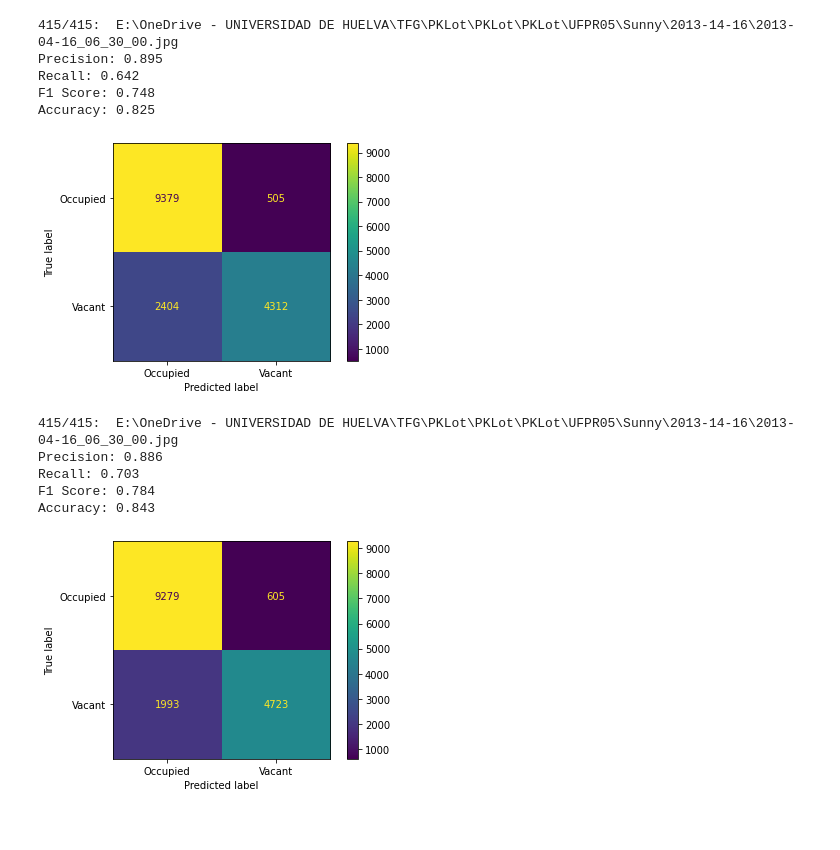
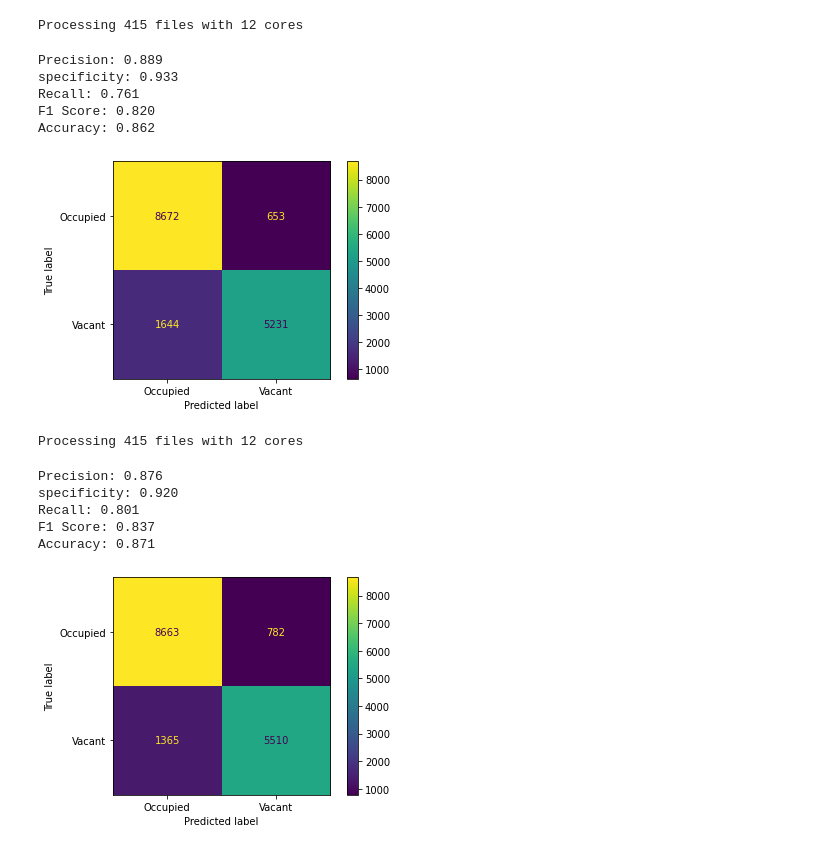
Before and after one commit to VisionPark/VisionParkDetect, a Jupyter notebook: gaussianBlurKernelSize.ipynb, the cells around one changed output. Cells and saved outputs as stored; diff of their text form; code cells hidden in the pictures.

```diff
--- a/gaussianBlurKernelSize.ipynb
+++ b/gaussianBlurKernelSize.ipynb
@@ -9,23 +9,28 @@ files = glob.glob(path+ '/**/*.jpg', recursive=True)            # Get all images
 selected_files = random.choices(files, k=int(len(files)/10))    # Select n random images from dataset
 # %%
 #WITHOUT GAUSSIAN_BLUR
-params = DetectionParams(None, 0, cv.ADAPTIVE_THRESH_GAUSSIAN_C, 33, 9, 3, 20) # UPR05
-detect_batch(selected_files, params,k=0.2, showImshow=False, setup=False)
+# params = DetectionParams(None, 0, cv.ADAPTIVE_THRESH_GAUSSIAN_C, 33, 9, 3, 20) # UPR05
+params =  DetectionParams(None, 0, cv.ADAPTIVE_THRESH_GAUSSIAN_C, 33, 9, 3, 20,vacant_threshold=0.24)
+confusion_matrix, real, predicted = process_batch(selected_files, params)
+precision, specificity, recall, f1, accuracy = show_confusion_matrix(confusion_matrix, real, predicted)
 # %% [output]
-415/415:  E:\OneDrive - UNIVERSIDAD DE HUELVA\TFG\PKLot\PKLot\PKLot\UFPR05\Sunny\2013-14-16\2013-04-16_06_30_00.jpg
-Precision: 0.895
-Recall: 0.642
-F1 Score: 0.748
-Accuracy: 0.825
+Processing 415 files with 12 cores
+Precision: 0.889
+specificity: 0.933
+Recall: 0.761
+F1 Score: 0.820
+Accuracy: 0.862
-[figure, old version]
+[figure, new version]
 # %%
-params = DetectionParams((3,3), 0, cv.ADAPTIVE_THRESH_GAUSSIAN_C, 33, 9, 3, 20) # UPR05
-detect_batch(selected_files, params,k=0.2, showImshow=False, setup=False)
+params =  DetectionParams((3,3), 0, cv.ADAPTIVE_THRESH_GAUSSIAN_C, 33, 9, 3, 20,vacant_threshold=0.24)
+confusion_matrix, real, predicted = process_batch(selected_files, params)
+precision, specificity, recall, f1, accuracy = show_confusion_matrix(confusion_matrix, real, predicted)
 # %% [output]
-415/415:  E:\OneDrive - UNIVERSIDAD DE HUELVA\TFG\PKLot\PKLot\PKLot\UFPR05\Sunny\2013-14-16\2013-04-16_06_30_00.jpg
-Precision: 0.886
-Recall: 0.703
-F1 Score: 0.784
-Accuracy: 0.843
+Processing 415 files with 12 cores
+Precision: 0.876
+specificity: 0.920
+Recall: 0.801
+F1 Score: 0.837
+Accuracy: 0.871
-[figure, old version]
+[figure, new version]
 # %%
```
Also changed, not shown: parts of 4 cells of this notebook, 3 other files.
